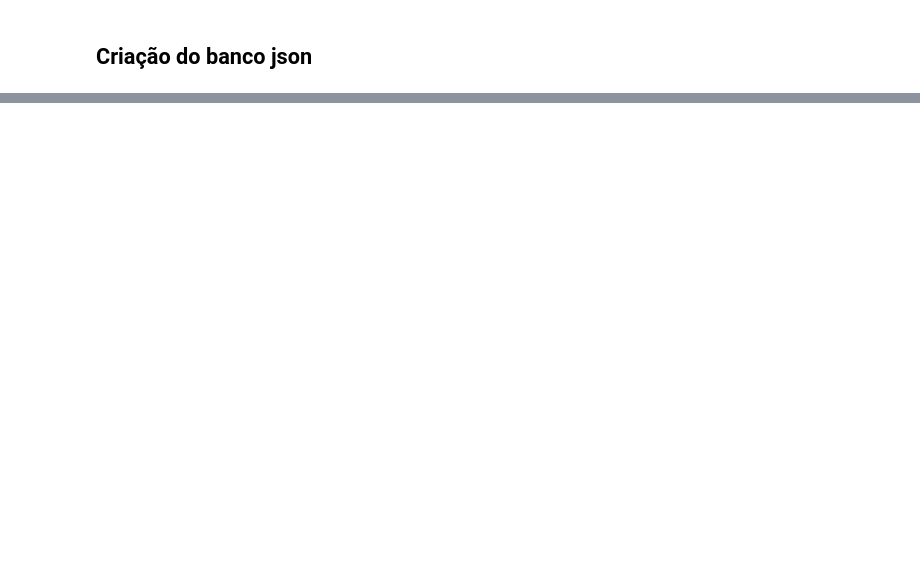
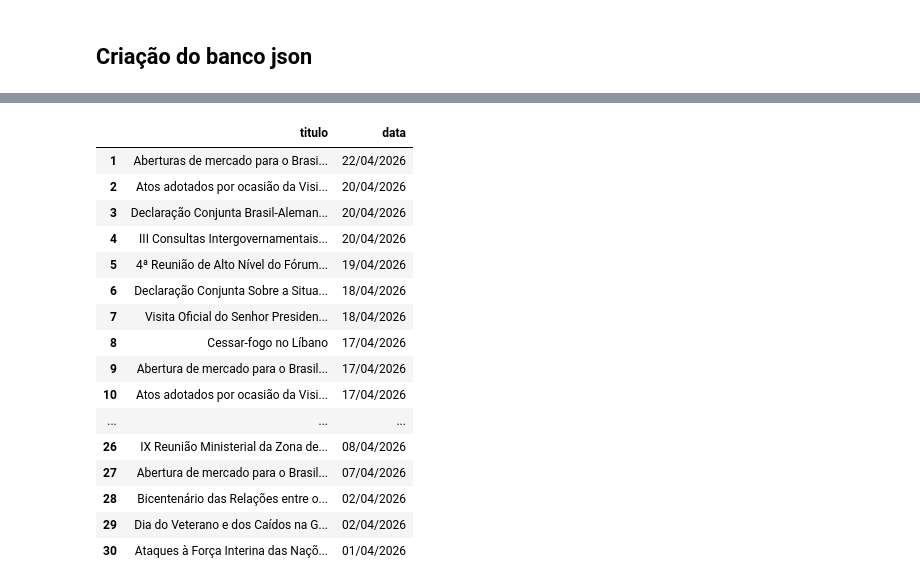
Before and after one commit to rafaelrdealmeida/fundamentos_2026_lantri01, a Jupyter notebook: notebooks/encontro_2026_lantri_01.ipynb, the cells around one changed output, grey strips where cells are left out. Cells and saved outputs as stored; diff of their text form; code cells hidden in the pictures; blank space fills up the shorter version.

```diff
--- a/notebooks/encontro_2026_lantri_01.ipynb
+++ b/notebooks/encontro_2026_lantri_01.ipynb
@@ -153,0 +220,23 @@ Inserindo nova informação no banco
+# %%
+
+# delimitar colunas do dataframe
+df_delimitado = df[["titulo", "data"]]
+df_delimitado
+# %% [output]
+|  | titulo | data |
+| 1 | Aberturas de mercado para o Brasi... | 22/04/2026 |
+| 2 | Atos adotados por ocasião da Visi... | 20/04/2026 |
+| 3 | Declaração Conjunta Brasil-Aleman... | 20/04/2026 |
+| 4 | III Consultas Intergovernamentais... | 20/04/2026 |
+| 5 | 4ª Reunião de Alto Nível do Fórum... | 19/04/2026 |
+| 6 | Declaração Conjunta Sobre a Situa... | 18/04/2026 |
+| 7 | Visita Oficial do Senhor Presiden... | 18/04/2026 |
+| 8 | Cessar-fogo no Líbano | 17/04/2026 |
+| 9 | Abertura de mercado para o Brasil... | 17/04/2026 |
+| 10 | Atos adotados por ocasião da Visi... | 17/04/2026 |
+| ... | ... | ... |
+| 26 | IX Reunião Ministerial da Zona de... | 08/04/2026 |
+| 27 | Abertura de mercado para o Brasil... | 07/04/2026 |
+| 28 | Bicentenário das Relações entre o... | 02/04/2026 |
+| 29 | Dia do Veterano e dos Caídos na G... | 02/04/2026 |
+| 30 | Ataques à Força Interina das Naçõ... | 01/04/2026 |
```
Also changed, not shown: parts of 11 cells of this notebook.
